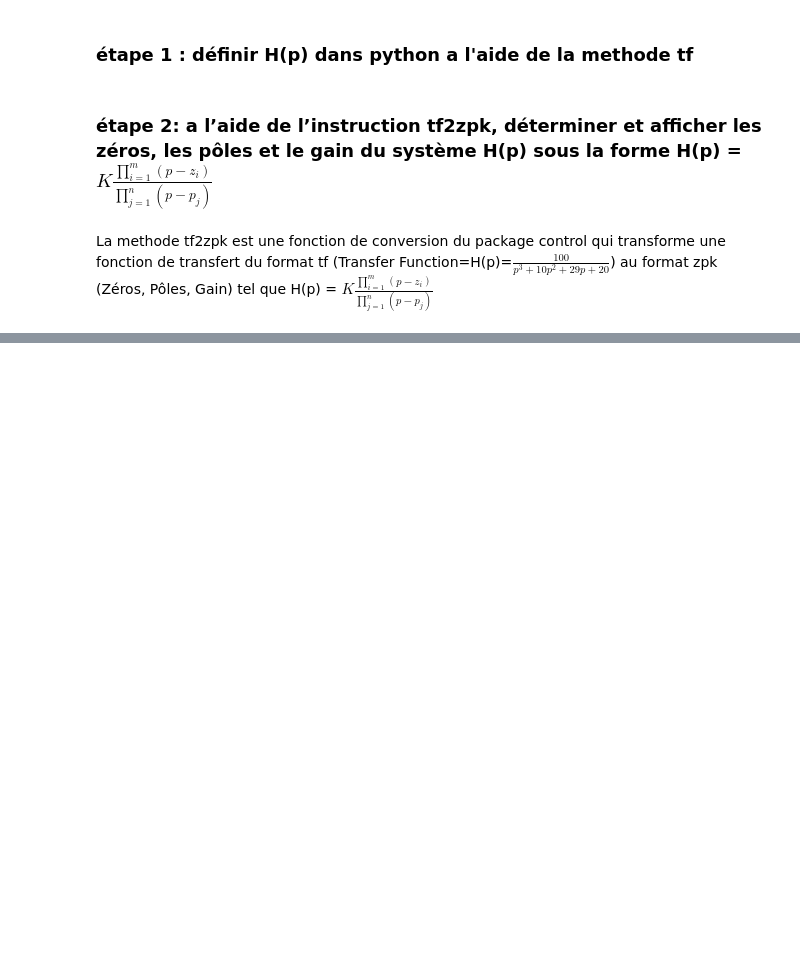
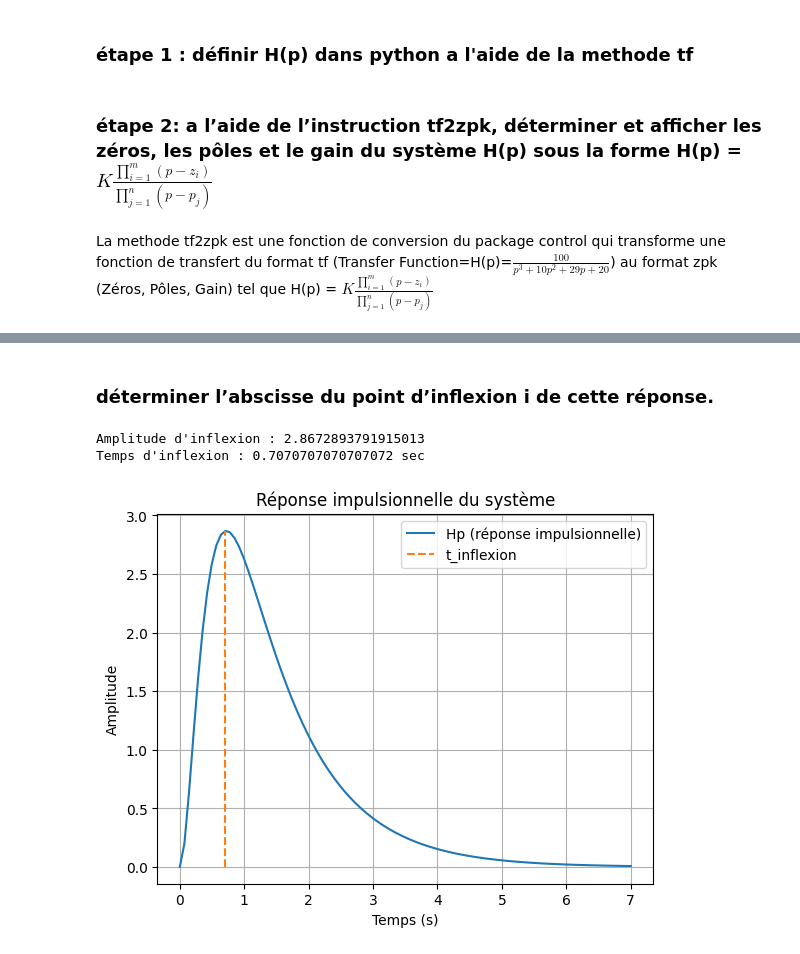
Before and after one commit to LOIC754/loic.akamga, a Jupyter notebook: TP2_IDENTIFACATION_SYSTEME.ipynb, the cells around one changed output, grey strips where cells are left out. Cells and saved outputs as stored; diff of their text form; code cells hidden in the pictures; blank space fills up the shorter version.

```diff
--- a/TP2_IDENTIFACATION_SYSTEME.ipynb
+++ b/TP2_IDENTIFACATION_SYSTEME.ipynb
@@ -31,0 +104,46 @@ La methode tf2zpk est une fonction de conversion du package control qui transfor
+# %% [markdown]
+### déterminer l’abscisse du point d’inflexion i de cette réponse.
+# %%
+import scipy.signal as sig
+import matplotlib.pyplot as plt
+import numpy as np
+
+# définition du système
+num = [100]
+den = [1, 10, 29, 20]
+
+H = sig.TransferFunction(num, den)
+
+# réponse impulsionnelle
+t2, Yimp = sig.impulse(H)
+
+# indice du maximum
+i = np.argmax(Yimp)
+t_inf = t2[i]
+
+print("Amplitude d'inflexion :", Yimp.max())
+print("Temps d'inflexion :", t_inf, "sec")
+
+plt.figure()
+
+# courbe principale
+plt.plot(t2, Yimp, label="Hp (réponse impulsionnelle)")
+
+# ligne verticale au temps d'inflexion
+plt.plot([t_inf, t_inf], [0, Yimp.max()],
+         linestyle="--",
+         label="t_inflexion")
+
+# habillage
+plt.title("Réponse impulsionnelle du système")
+plt.ylabel("Amplitude")
+plt.xlabel("Temps (s)")
+plt.grid(True)
+plt.legend()
+
+# affichage FINAL
+plt.show()
+# %% [output]
+Amplitude d'inflexion : 2.8672893791915013
+Temps d'inflexion : 0.7070707070707072 sec
+[figure, added]
```
Also changed, not shown: parts of 14 cells of this notebook.
